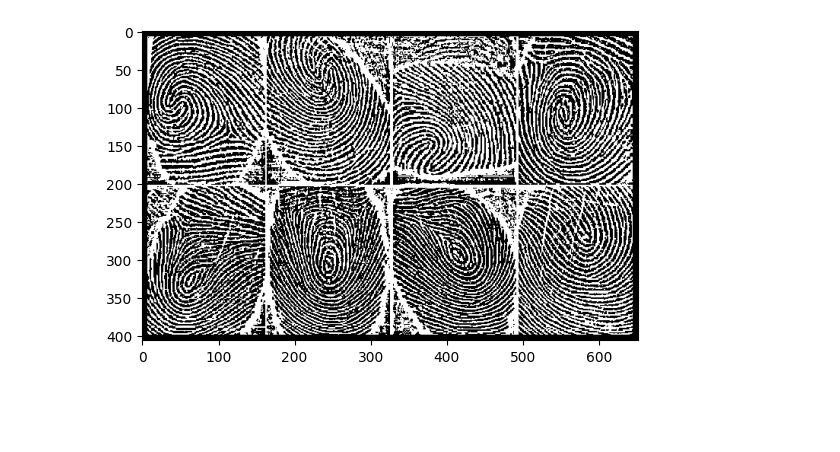
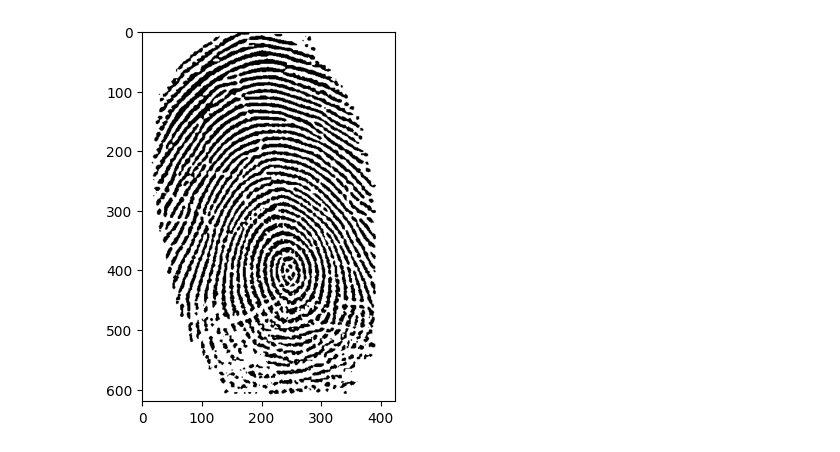
Before and after one commit to soumyabodavula/fingerprint_tda, a Jupyter notebook: main.ipynb, the cells around one changed output. Saved outputs shown, nothing was run; the diff lists cells and outputs as text; code cells hidden in the pictures; blank space fills up the shorter version.

```diff
--- a/main.ipynb
+++ b/main.ipynb
@@ -3,9 +3,9 @@ import matplotlib.pyplot as plt
 import fingerprint
 # %%
 # note: this can take a while to run
-BnW_image = fingerprint.BinarizeFingerprint("images/fingers.png", method='Pixel Blocks', blockSize=15)
+BnW_image = fingerprint.BinarizeFingerprint("images/print1.png", method='Pixel Blocks', blockSize=15)
 
 plt.imshow(BnW_image, cmap='gray')
 plt.show()
 # %% [output]
-[figure, old version]
+[figure, new version]
```
Also changed, not shown: 2 other files.
